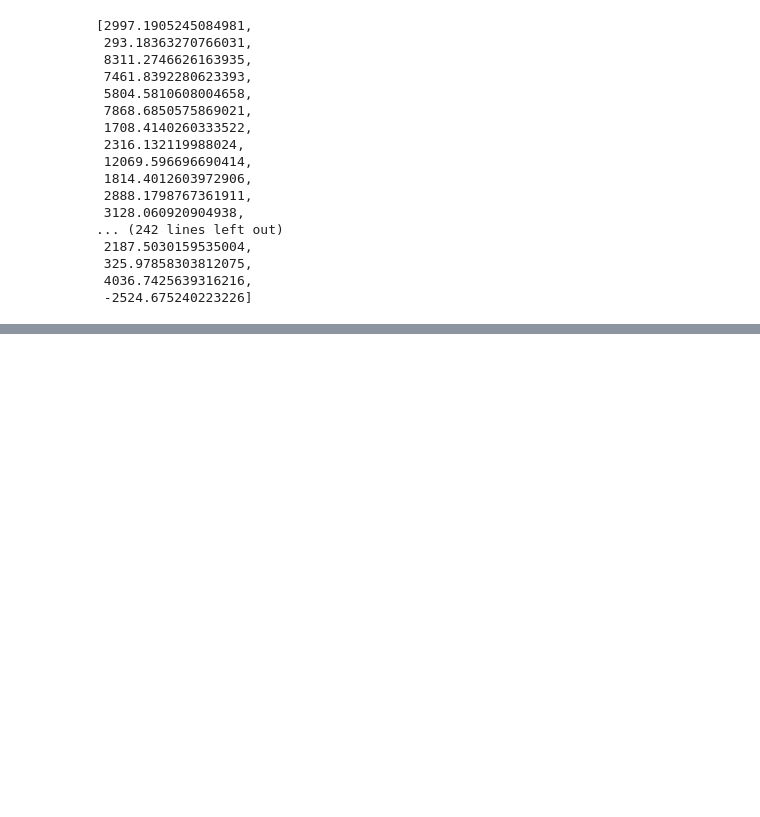
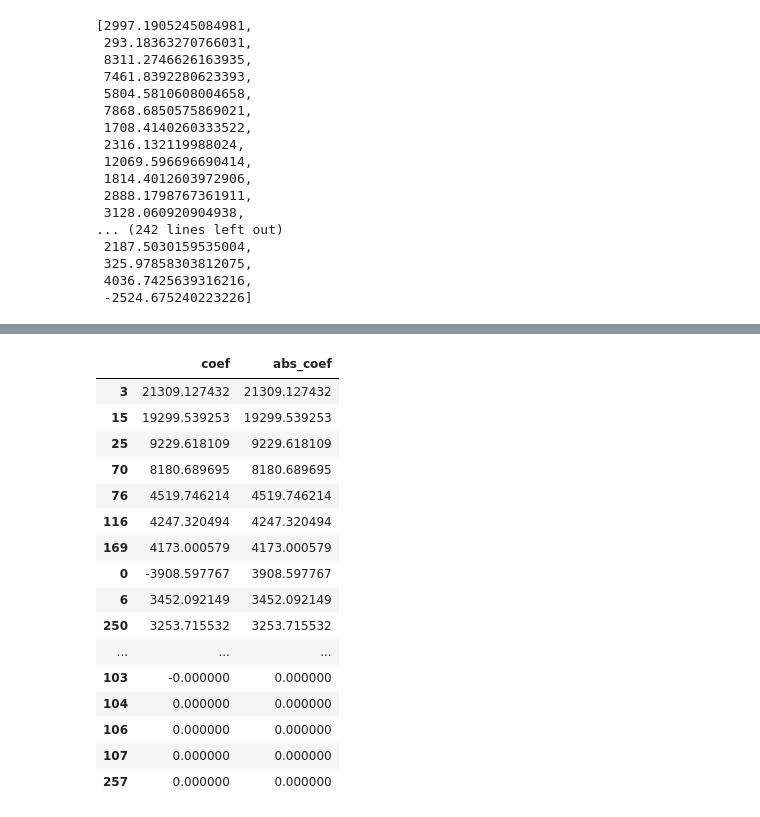
Before and after one commit to Akhileshkudla/demos, a Jupyter notebook: Day 2 - 01 Exercise - Kaggle house price prediction .ipynb, the cells around one changed output, grey strips where cells are left out. Cells and saved outputs as stored; diff of their text form; code cells hidden in the pictures; blank space fills up the shorter version.

```diff
--- a/Day 2 - 01 Exercise - Kaggle house price prediction .ipynb
+++ b/Day 2 - 01 Exercise - Kaggle house price prediction .ipynb
@@ -216,7 +216,7 @@ list(pipe.steps[2][1].coef_)
 # %%
 %%time
 X_train, X_test, y_train, y_test = model_selection.train_test_split(X_dummy
-                        , y, test_size = 0.3, random_state = 123)
+                        , y, test_size = 0.3, random_state = 1)
 
 pipe = pipeline.Pipeline([
     ("poly", preprocessing.PolynomialFeatures(degree = 1,
@@ -229,5 +229,6 @@ pipe.fit(X_train, y_train)
 print("train R2", pipe.score(X_train, y_train),
       "test R2:", pipe.score(X_test, y_test))
 
-print(list(pipe.steps[2][1].coef_))
+coefs = pd.DataFrame({"coef": pipe.steps[2][1].coef_})
+coefs["abs_coef"] = np.abs(coefs.coef)
 # %% [output]
@@ -237,0 +238,22 @@ Wall time: 107 ms
+# %%
+pd.options.display.max_rows = 1000
+# %%
+coefs.sort_values("abs_coef", ascending = False)
+# %% [output]
+|  | coef | abs_coef |
+| 3 | 21309.127432 | 21309.127432 |
+| 15 | 19299.539253 | 19299.539253 |
+| 25 | 9229.618109 | 9229.618109 |
+| 70 | 8180.689695 | 8180.689695 |
+| 76 | 4519.746214 | 4519.746214 |
+| 116 | 4247.320494 | 4247.320494 |
+| 169 | 4173.000579 | 4173.000579 |
+| 0 | -3908.597767 | 3908.597767 |
+| 6 | 3452.092149 | 3452.092149 |
+| 250 | 3253.715532 | 3253.715532 |
+| ... | ... | ... |
+| 103 | -0.000000 | 0.000000 |
+| 104 | 0.000000 | 0.000000 |
+| 106 | 0.000000 | 0.000000 |
+| 107 | 0.000000 | 0.000000 |
+| 257 | 0.000000 | 0.000000 |
```
Also changed, not shown: parts of 7 cells of this notebook.
